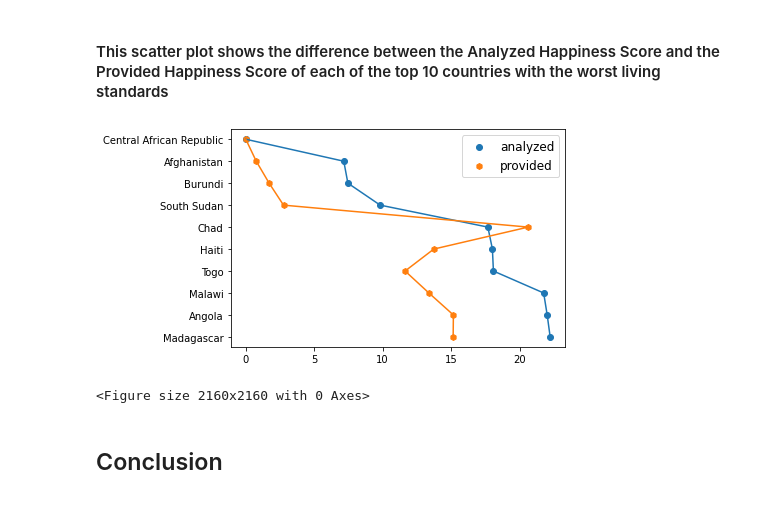
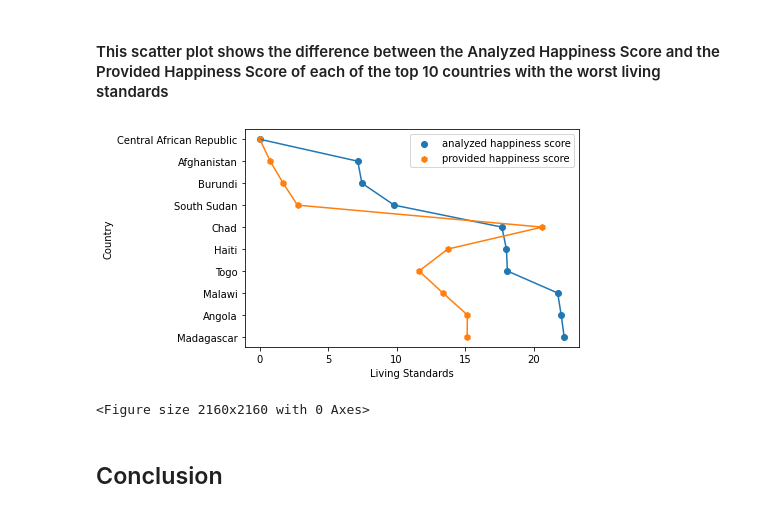
Before and after one commit to ubco-W2022T1-cosc301/project-group47, a Jupyter notebook: notebooks/analysis2.ipynb, the cells around one changed output. Cells and saved outputs as stored; diff of their text form; code cells hidden in the pictures.

```diff
--- a/notebooks/analysis2.ipynb
+++ b/notebooks/analysis2.ipynb
@@ -427,19 +398,22 @@ plt.show()
 # %% [markdown]
 #### This scatter plot shows the difference between the Analyzed Happiness Score and the Provided Happiness Score of each of the top 10 countries with the worst living standards
 # %%
-plt.scatter(x=worst_10_countries['Analyzed Happiness Score'],y=worst_10_countries['Country'],marker='o',label="analyzed")
-plt.scatter(x=worst_10_countries['Happiness Score'],y=worst_10_countries['Country'],marker='h', label="provided")
+plt.scatter(x=worst_10_countries['Analyzed Happiness Score'],y=worst_10_countries['Country'],marker='o',label="analyzed happiness score")
+plt.scatter(x=worst_10_countries['Happiness Score'],y=worst_10_countries['Country'],marker='h', label="provided happiness score")
 
 plt.plot(worst_10_countries['Analyzed Happiness Score'],worst_10_countries['Country'])
 plt.plot(worst_10_countries['Happiness Score'],worst_10_countries['Country'])
 
-plt.legend(loc='best', prop={'size': 12})
+plt.xlabel('Living Standards')
+plt.ylabel('Country')
+
+plt.legend(loc='best', prop={'size': 10})
 plt.figure(figsize=(30, 30))
-#plt.xticks(rotation = 90)
+
 plt.tight_layout()
 plt.show()
 # %% [output]
-[figure, old version]
+[figure, new version]
 <Figure size 2160x2160 with 0 Axes>
 # %% [markdown]
 ## Conclusion
```
Also changed, not shown: parts of 6 cells of this notebook.
